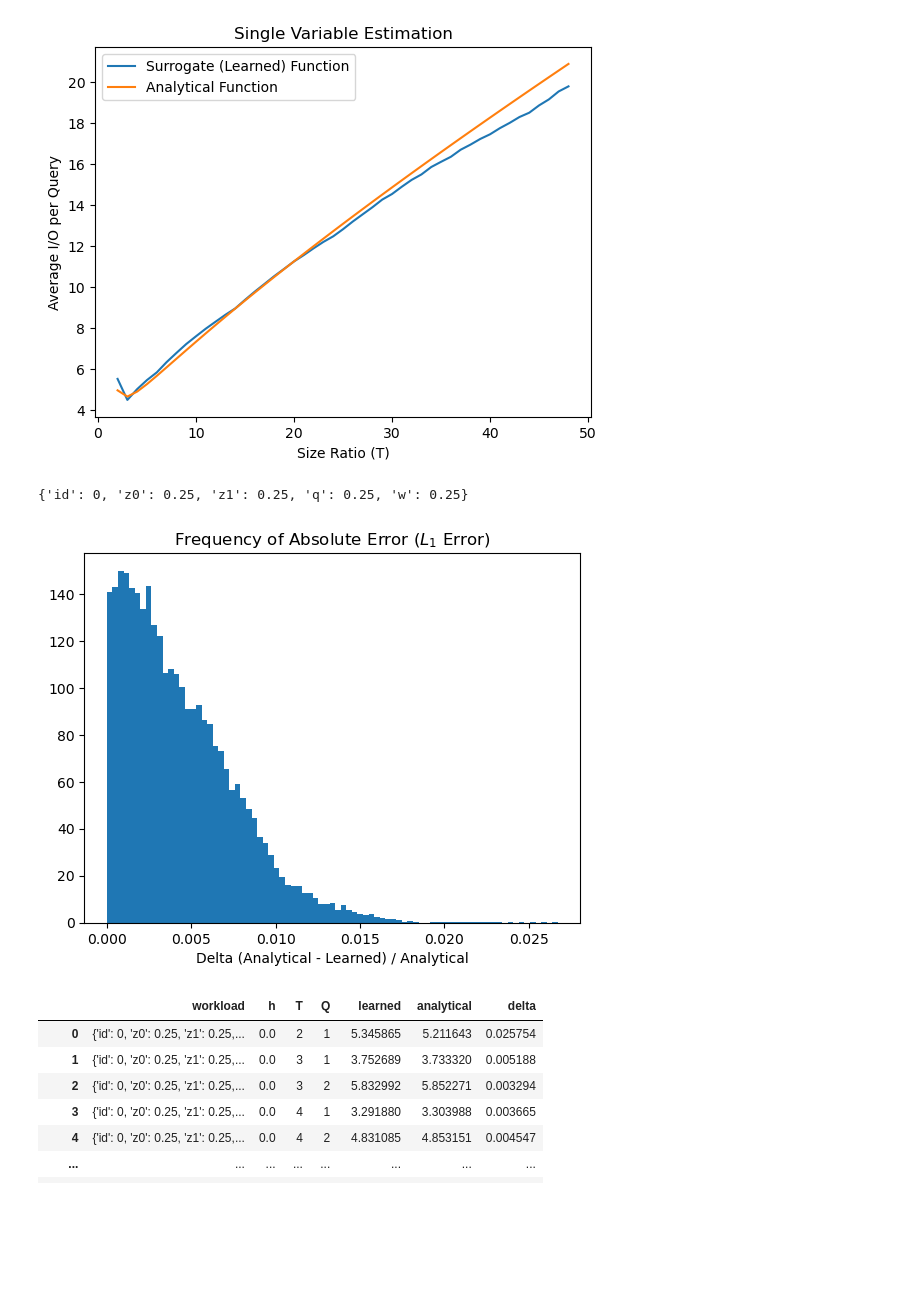
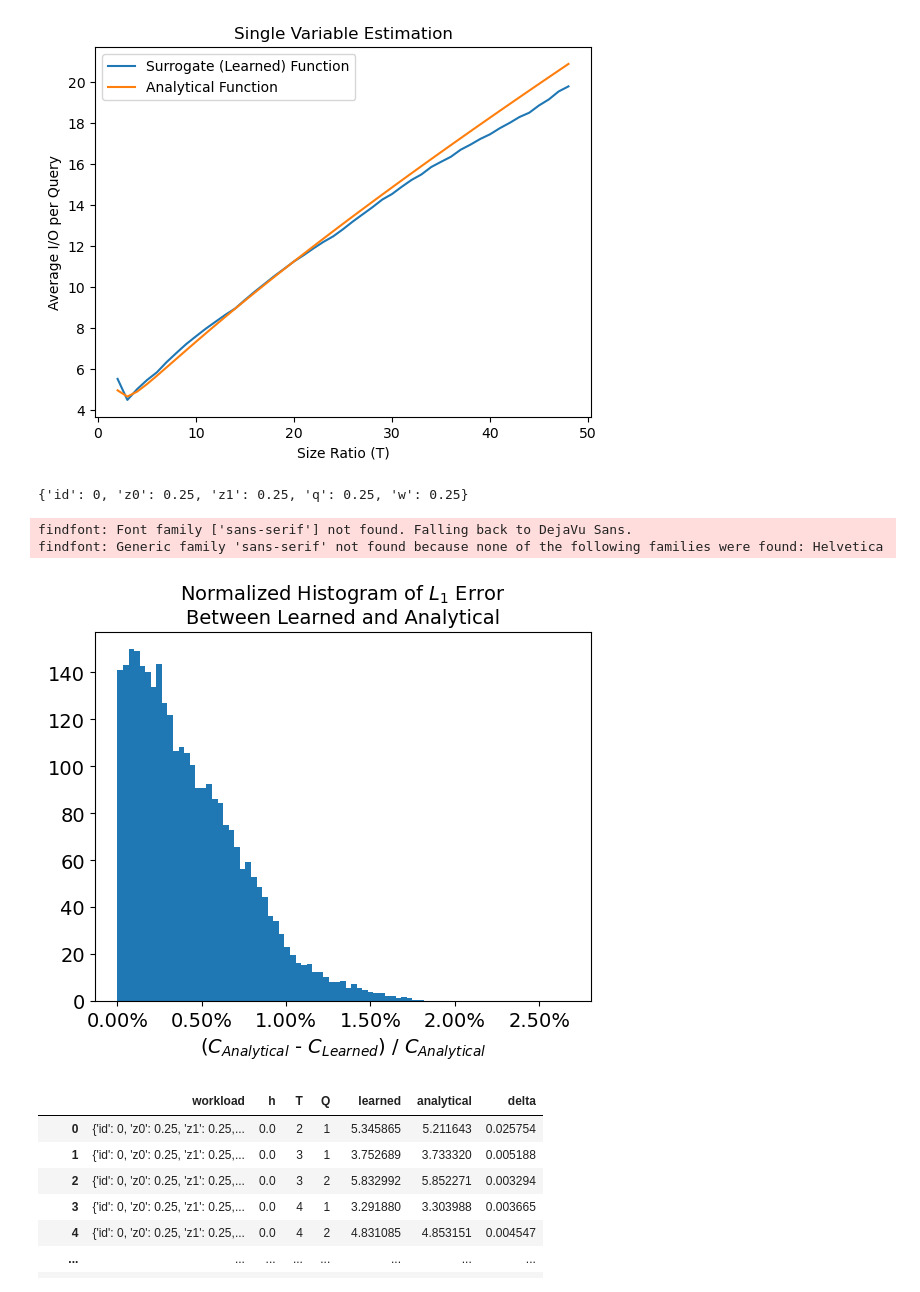
Before and after one commit to ephoris/endure-jupyter, a Jupyter notebook: model-notebooks/model-opt.ipynb, the cells around one changed output. Saved outputs shown, nothing was run; the diff lists cells and outputs as text; code cells hidden in the pictures; blank space fills up the shorter version.

```diff
--- a/model-notebooks/model-opt.ipynb
+++ b/model-notebooks/model-opt.ipynb
@@ -12,7 +12,13 @@ import pandas as pd
 import numpy as np
 import scipy.optimize as SciOpt
 import matplotlib.pyplot as plt
+from matplotlib.ticker import PercentFormatter
 from tqdm.notebook import tqdm
+plt.rcParams.update({
+    "text.usetex": False,
+    "font.family": "sans-serif",
+    "font.sans-serif": "Helvetica",
+})
 
 sys.path.append(os.path.join(sys.path[0], '../..'))
 
@@ -221,15 +227,20 @@ def gen_hist_data(workload):
 # %%
 idx = 0
 df = gen_hist_data(config_model['workloads'][idx])
 
 df['delta'] = abs((df['analytical'] - df['learned']) / df['analytical'])
 n, bins, patches = plt.hist(x=df['delta'], bins='auto', density=True)
-plt.xlabel('Delta (Analytical - Learned) / Analytical')
-plt.title('Frequency of Absolute Error ($L_1$ Error)')
+plt.xlabel('($C_{Analytical}$ - $C_{Learned}$) / $C_{Analytical}$', fontsize=14)
+plt.title('Normalized Histogram of $L_1$ Error\nBetween Learned and Analytical', fontsize=14)
+plt.xticks(fontsize=14)
+plt.yticks(fontsize=14)
+plt.gca().xaxis.set_major_formatter(PercentFormatter(1))
 config_model['workloads'][idx]
 # %% [output]
 {'id': 0, 'z0': 0.25, 'z1': 0.25, 'q': 0.25, 'w': 0.25}
+findfont: Font family ['sans-serif'] not found. Falling back to DejaVu Sans.
+findfont: Generic family 'sans-serif' not found because none of the following families were found: Helvetica
-[figure, old version]
+[figure, new version]
 # %%
 df
 # %% [output]
```
Also changed, not shown: parts of 11 cells of this notebook.
